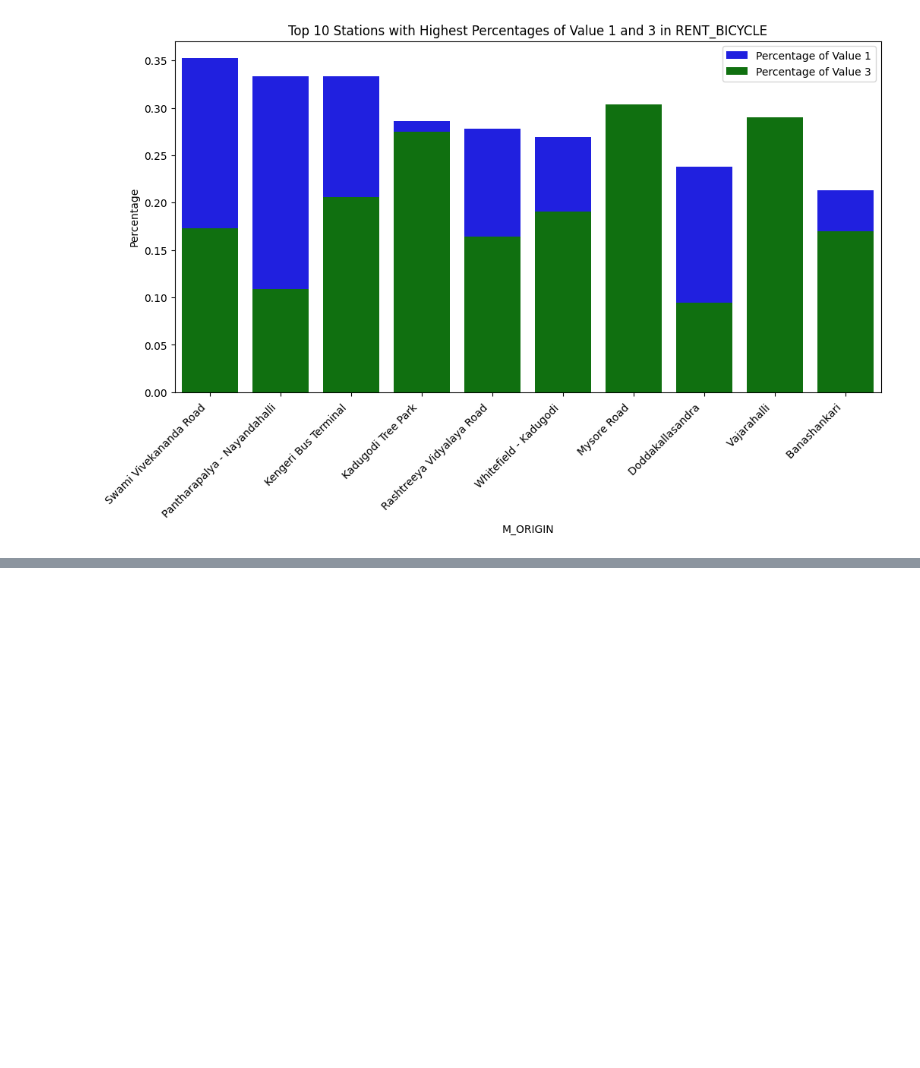
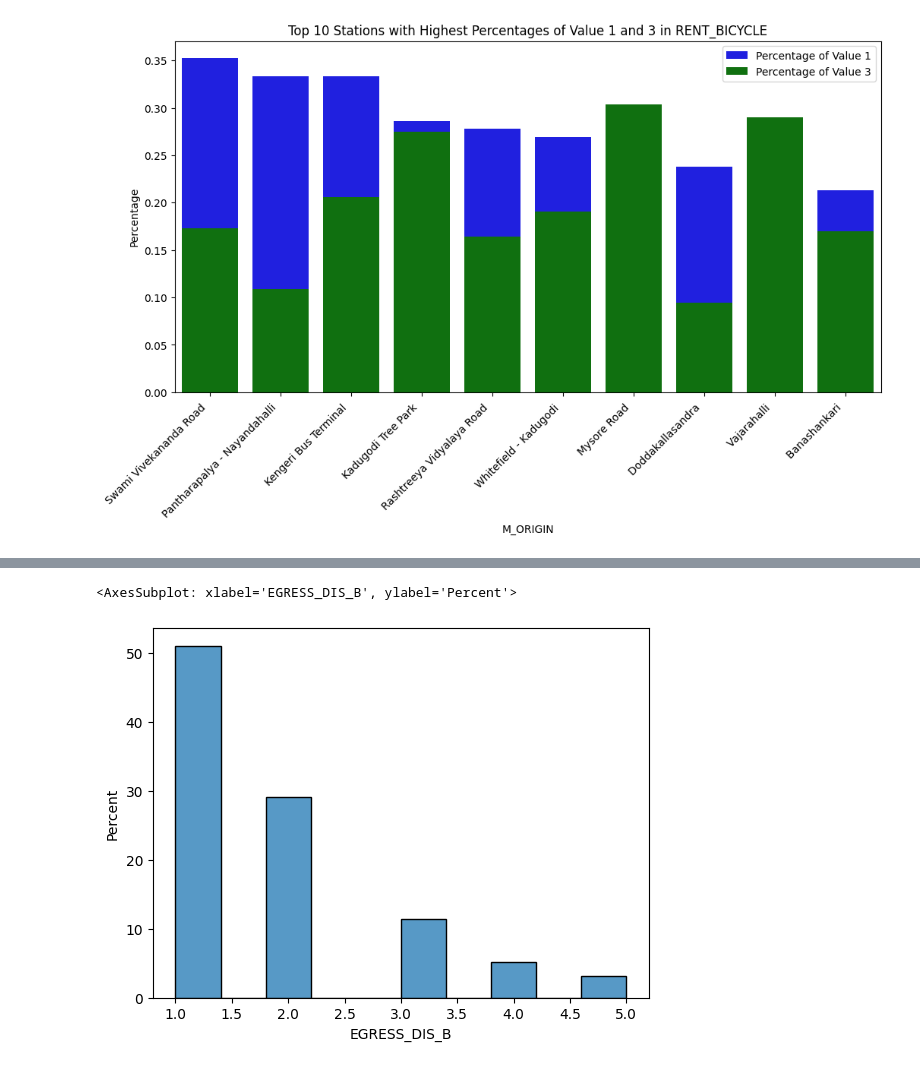
Before and after one commit to Gavaskar24/Metro, a Jupyter notebook: EDA subcodes/station_counts.ipynb, the cells around one changed output, grey strips where cells are left out. Drawn from its saved outputs; the diff is of its cells as text; code cells hidden in the pictures; blank space fills up the shorter version.

```diff
--- a/EDA subcodes/station_counts.ipynb
+++ b/EDA subcodes/station_counts.ipynb
@@ -652,0 +901,12 @@ plt.show()
+# %%
+# Lets plot EGRESS_DIS_BIN for M_DESTINATION 'MG Road '
+import matplotlib.pyplot as plt
+import seaborn as sns
+# %matplotlib inline
+
+# Lets make a new dataframe where only rows correspponding to M_DESTINATION 'MG Road ' are in the new dataframe
+df2=df[df['M_DESTINATION']=='MG Road ']
+sns.histplot(data=df2,x='EGRESS_DIS_B',stat='percent')
+# %% [output]
+<AxesSubplot: xlabel='EGRESS_DIS_B', ylabel='Percent'>
+[figure, added]
```
Also changed, not shown: parts of 10 cells of this notebook, 4 other files.
